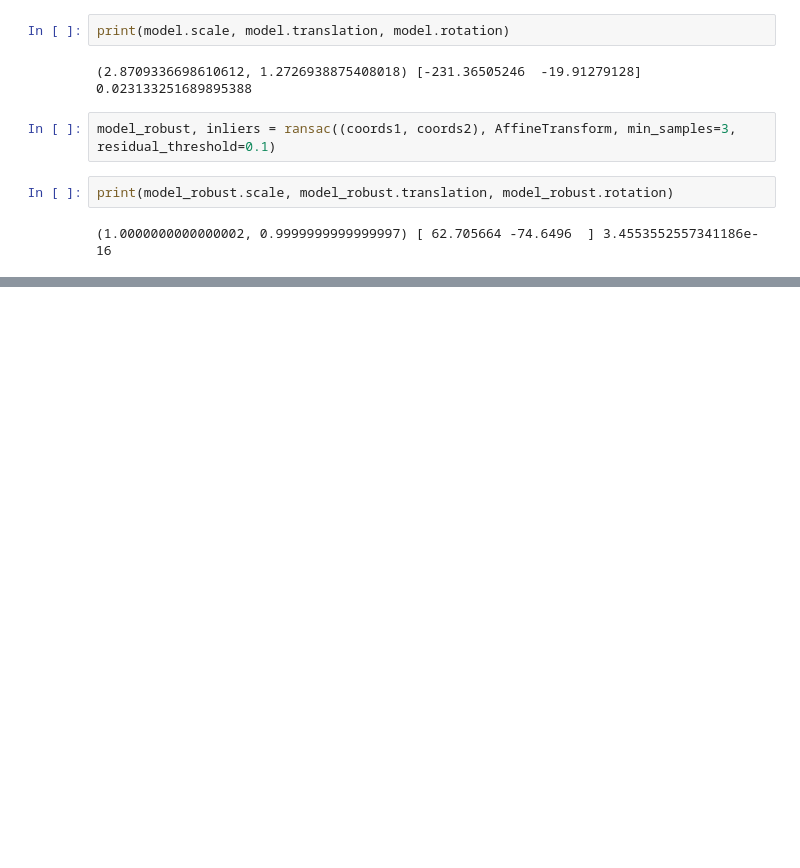
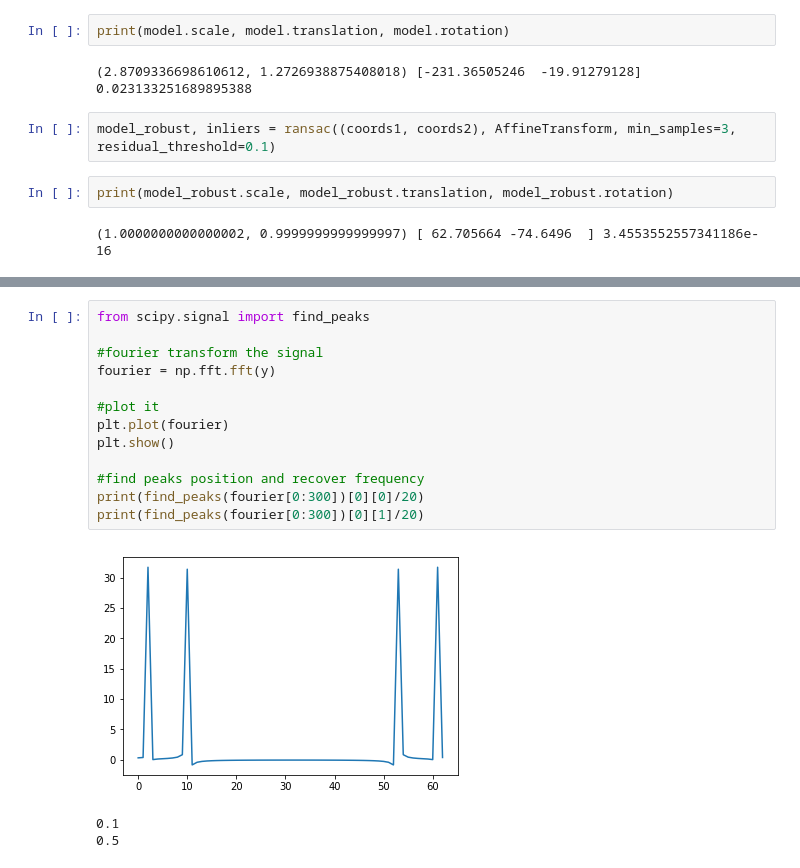
Before and after one commit to guiwitz/Python_image_processing, a Jupyter notebook: 12-Registration.ipynb, the cells around one changed output, grey strips where cells are left out. Saved outputs shown, nothing was run; the diff lists cells and outputs as text; blank space fills up the shorter version.

```diff
--- a/12-Registration.ipynb
+++ b/12-Registration.ipynb
@@ -131,0 +161,17 @@ print(model_robust.scale, model_robust.translation, model_robust.rotation)
+# %%
+from scipy.signal import find_peaks
+
+#fourier transform the signal
+fourier = np.fft.fft(y)
+
+#plot it
+plt.plot(fourier)
+plt.show()
+
+#find peaks position and recover frequency
+print(find_peaks(fourier[0:300])[0][0]/20)
+print(find_peaks(fourier[0:300])[0][1]/20)
+# %% [output]
+[figure, added]
+0.1
+0.5
```
Also changed, not shown: parts of 17 cells of this notebook, 6 other files.
